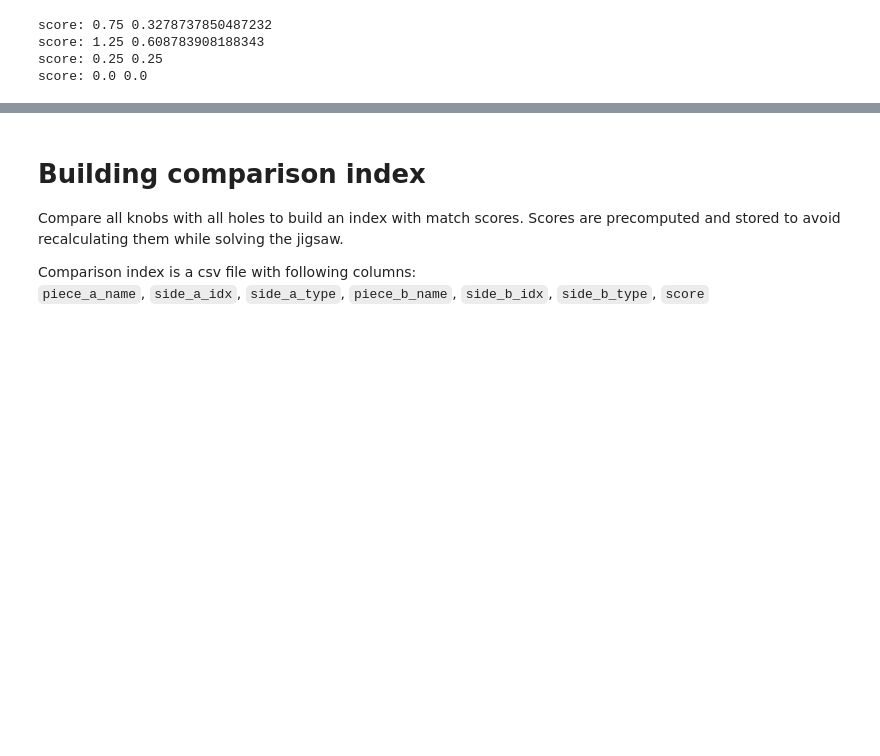
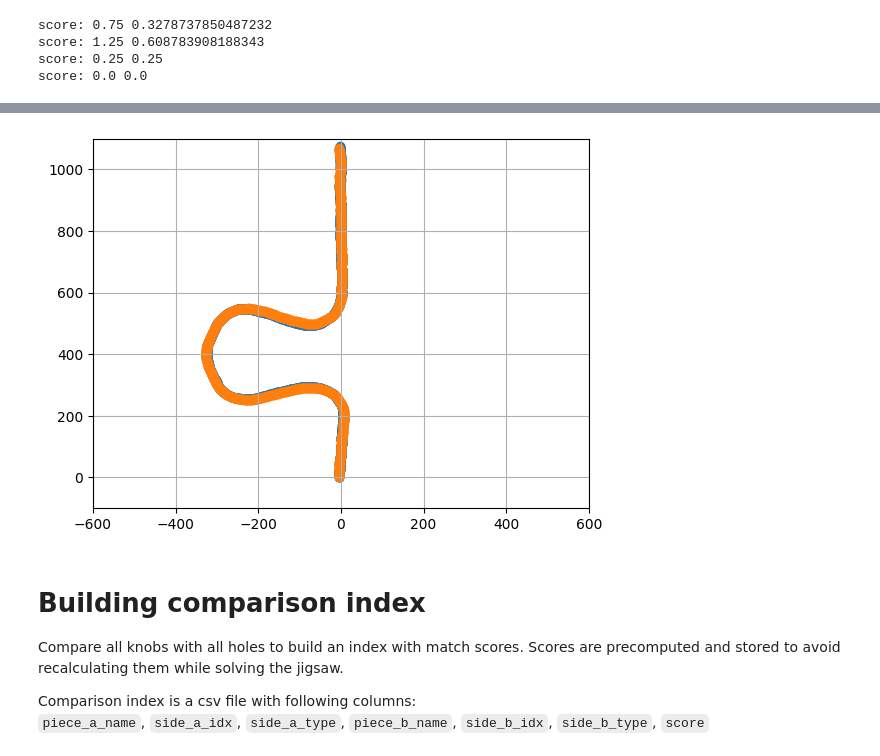
Before and after one commit to FilipHanzel/aa72-jigsaw-solution, a Jupyter notebook: 03_comparisons.ipynb, the cells around one changed output, grey strips where cells are left out. Drawn from its saved outputs; the diff is of its cells as text; code cells hidden in the pictures; blank space fills up the shorter version.

Commit message:
reduce icp precision, add icp preview and remove margins from get_score

```diff
--- a/03_comparisons.ipynb
+++ b/03_comparisons.ipynb
@@ -70,7 +70,7 @@ def icp(src: PointArray, dst: PointArray) -> float:
 
     tree = KDTree(dst_h, leaf_size=5, p=1)
 
-    iterations = 1000
+    iterations = 100
     for _ in range(iterations):
         # Guess which points in dst correspond to points in src based on shortest distance
         distances, idxs = tree.query(src_h, k=1)
@@ -82,7 +82,7 @@ def icp(src: PointArray, dst: PointArray) -> float:
         score = error if error < score else score
 
         # Early stop if there is no improvement or error gets worse
-        if np.abs(prev_error - error) < 10e-6:
+        if np.abs(prev_error - error) < 10e-3:
             break
         prev_error = error
 
@@ -116,7 +116,7 @@ def icp(src: PointArray, dst: PointArray) -> float:
         error = np.mean(distances)
         score = error if error < score else score
 
-    return score
+    return score, src_h, dst_h
 # %%
 # Sanity check
 
@@ -148,7 +148,7 @@ def get_score(
     dst: PointArray,
     reverse=True,
 ) -> float:
-    # Try matching larger side to smaller (include error caused by length difference)
+    # Try matching larger side to smaller (to include side length in the comparison)
     if len(dst) > len(src):
         dst, src = src, dst
 
@@ -163,20 +163,11 @@ def get_score(
         src[:, 1] -= src[:, 1].min()
 
     # Subsample source, to speed up calculations
-    keep_percentage = 0.2
+    keep_percentage = 0.5
     subsampling_step = int(1 / keep_percentage)
+    src = src[::subsampling_step]
 
-    # Cut margin to avoid noise at the ends of the side
-    # TODO: Move this outside to avoid repeating
-    cut_margin = 0.02
-    src_y = src[:, 1]
-    dst_y = dst[:, 1]
-    src_cut_margin = abs(src_y.max() - src_y.min()) * cut_margin
-    dst_cut_margin = abs(dst_y.max() - dst_y.min()) * cut_margin
-    src = src[(src_y.max() - src_cut_margin > src_y) & (src_y > src_y.min() + src_cut_margin)]  # fmt: skip
-    dst = dst[(dst_y.max() - dst_cut_margin > dst_y) & (dst_y > dst_y.min() + dst_cut_margin)]  # fmt: skip
-
-    return icp(src[::subsampling_step], dst)
+    return icp(src, dst)
 # %%
 piece_a_id = 1
 piece_b_id = 2
@@ -216,0 +206,20 @@ a_idx = 3 (knob), b_idx = 3 (hole); score:   1.631
+# %%
+side_a = sides_a[3]
+side_b = sides_b[3]
+
+score, src, dst = get_score(
+    piece_a_id,
+    side_a["points"],
+    piece_b_id,
+    side_b["points"],
+)
+
+ax = plt.gca()
+ax.set_xlim(-600, 600)
+ax.set_ylim(-100, 1100)
+ax.grid()
+ax.scatter(dst[:, 0], dst[:, 1])
+ax.scatter(src[:, 0], src[:, 1])
+
+log.info(f"{score = }")
+# %% [output]
@@ -217,3 +227,4 @@ a_idx = 3 (knob), b_idx = 3 (hole); score:   1.631
+[figure, added]
 # %% [markdown]
 # Building comparison index
 
```
Also changed, not shown: parts of 13 cells of this notebook.
